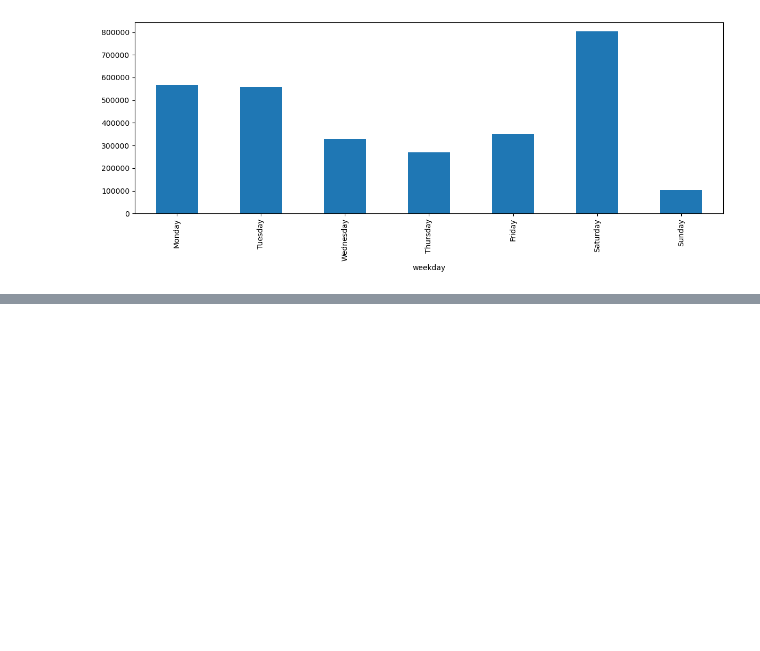
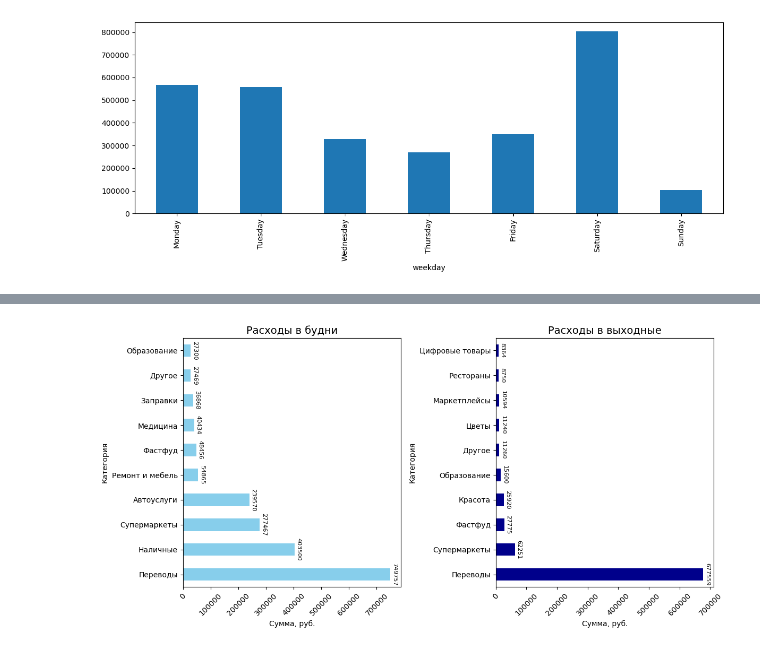
Before and after one commit to rouch314/my-finance-analysis, a Jupyter notebook: my-finance-analysis.ipynb, the cells around one changed output, grey strips where cells are left out. Cells and saved outputs as stored; diff of their text form; code cells hidden in the pictures; blank space fills up the shorter version.

```diff
--- a/my-finance-analysis.ipynb
+++ b/my-finance-analysis.ipynb
@@ -227,3 +225,16 @@ plt.tight_layout()
 plt.show()
 # %% [output]
 [figure]
+# %%
+df['day_type'] = df['weekday'].apply(lambda x: 'Выходной' if x in ['Saturday', 'Sunday'] else 'Рабочий день')
+
+workday_total = df[df['day_type'] == 'Рабочий день']['expense_abs'].sum()
+weekend_total = df[df['day_type'] == 'Выходной']['expense_abs'].sum()
+
+print("=" * 40)
+print("РАСХОДЫ: БУДНИ И ВЫХОДНЫЕ ДНИ")
+print("=" * 40)
+print(f"В рабочие дни я трачу:  {workday_total:_.0f} ₽".replace('_', ' '))
+print(f"В выходные дни я трачу:   {weekend_total:_.0f} ₽".replace('_', ' '))
+print(f"Разница: {weekend_total - workday_total:_.0f} ₽".replace('_', ' '))
+print()
@@ -229,0 +248,11 @@ plt.show()
+# %%
+print("\nРАСХОДЫ В БУДНИ:\n")
+workday_cats = df[df['day_type'] == 'Рабочий день'].groupby('category')['expense_abs'].sum().sort_values(ascending=False).head(10)
+for cat, expense in workday_cats.items():
+    print(f"{cat}: {expense:_.0f} ₽".replace('_', ' '))
+
+print("\nРАСХОДЫ В ВЫХОДНЫЕ:\n")
+# На что трачу в выходные (топ-5)
+weekend_cats = df[df['day_type'] == 'Выходной'].groupby('category')['expense_abs'].sum().sort_values(ascending=False).head(10)
+for cat, expense in weekend_cats.items():
+    print(f"{cat}: {expense:_.0f} ₽".replace('_', ' '))
@@ -229,0 +277,23 @@ plt.show()
+# %%
+fig, axes = plt.subplots(1, 2, figsize=(12,6))
+
+bars1 = workday_cats.plot(kind='barh', ax=axes[0], color='skyblue')
+axes[0].set_title('Расходы в будни', fontsize=14)
+axes[0].set_xlabel('Сумма, руб.')
+axes[0].set_ylabel('Категория')
+axes[0].tick_params(axis='x', rotation=45)
+axes[0].bar_label(bars1.containers[0], fmt='%d', padding=2, fontsize=8, rotation=-90)
+
+# Выходные
+bars2 = weekend_cats.plot(kind='barh', ax=axes[1], color='darkblue')
+axes[1].set_title('Расходы в выходные', fontsize=14)
+axes[1].set_xlabel('Сумма, руб.')
+axes[1].set_ylabel('Категория')
+axes[1].tick_params(axis='x', rotation=45)
+axes[1].bar_label(bars2.containers[0], fmt='%d', padding=2, fontsize=8, rotation=-90)
+
+plt.tight_layout()
+plt.savefig('workday-wekend.png')
+plt.show()
+# %% [output]
+[figure, added]
```
Also changed, not shown: parts of 11 cells of this notebook.
